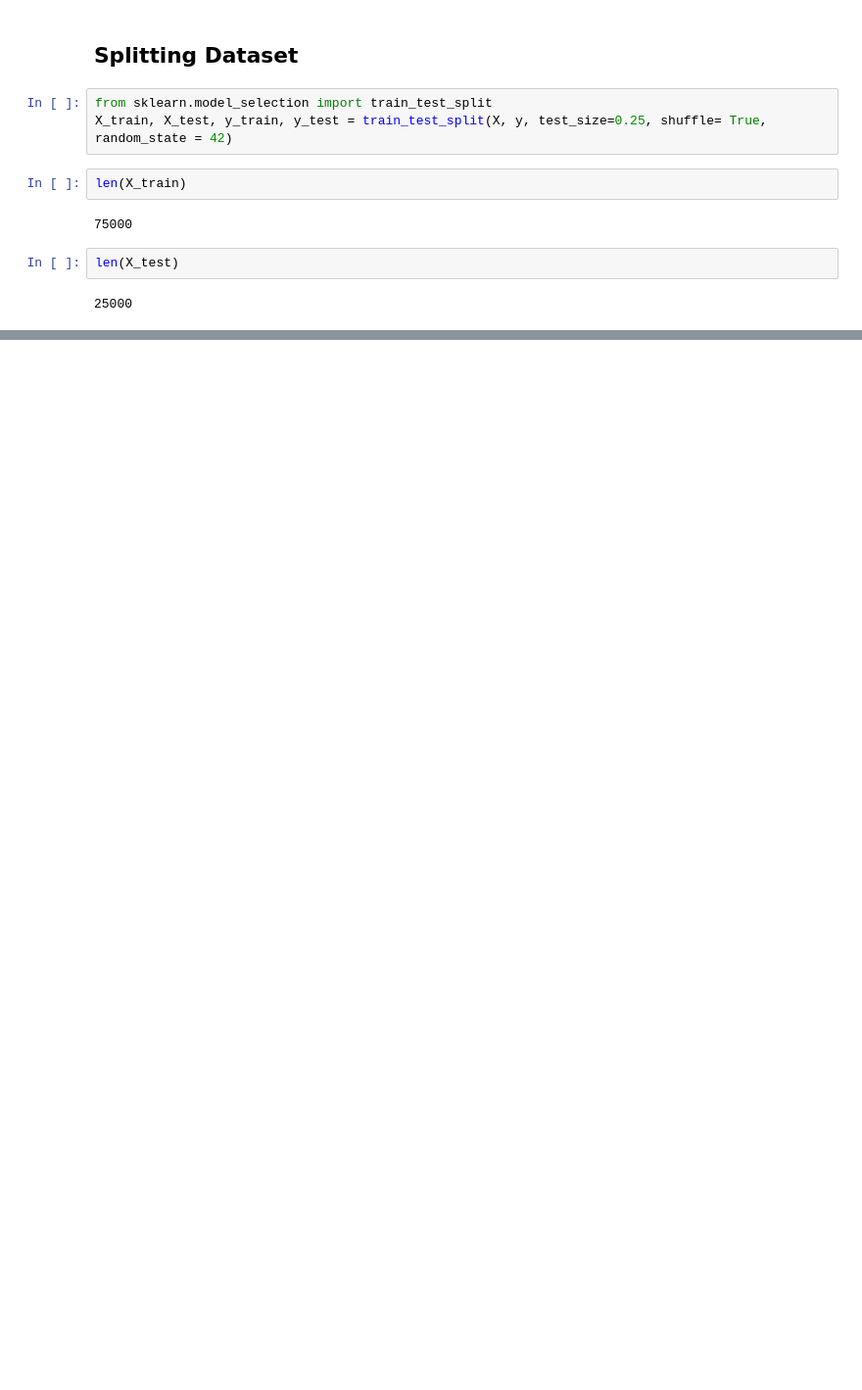
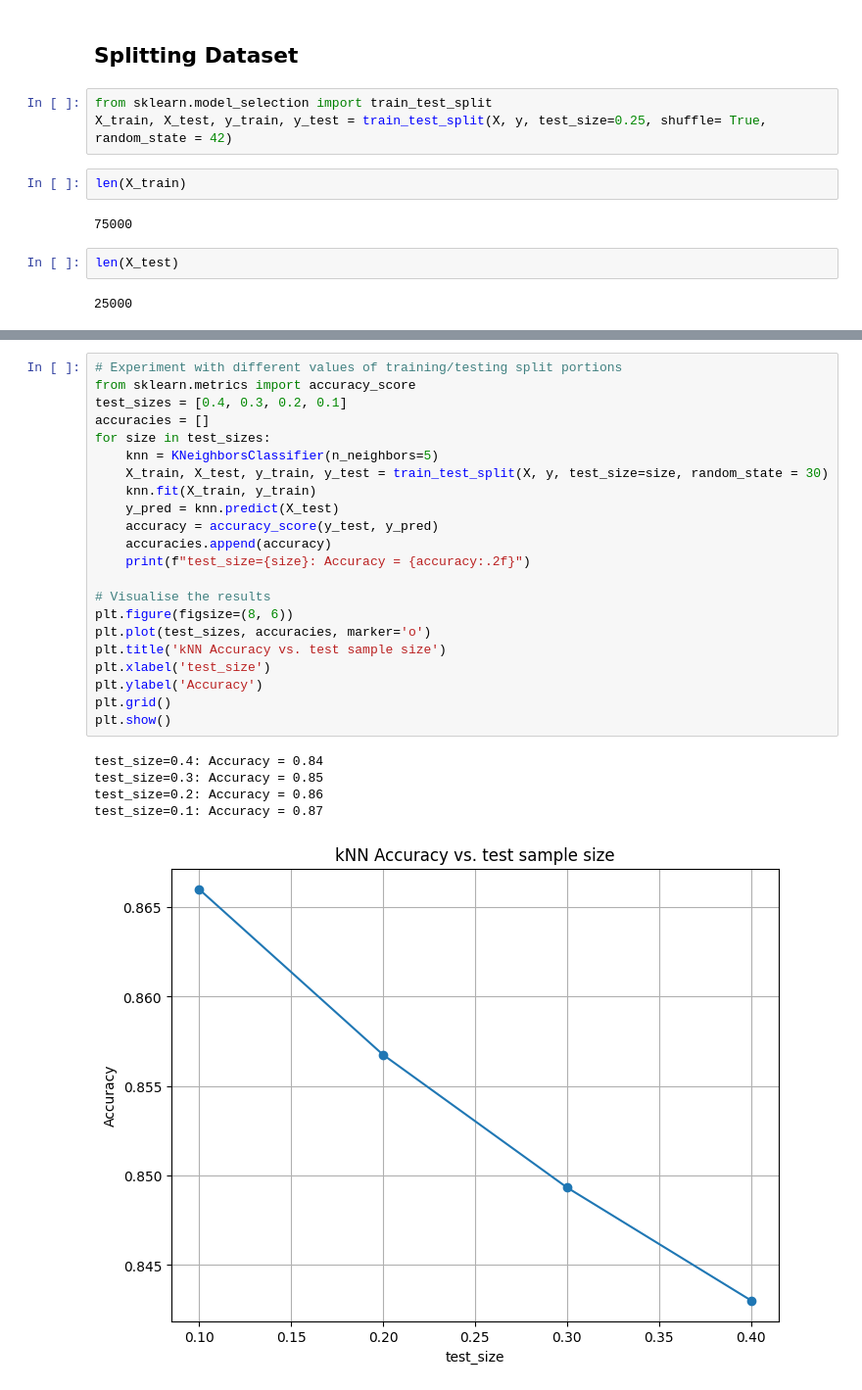
Before and after one commit to AndreiSusha/Star_classification, a Jupyter notebook: Assignment_1.ipynb, the cells around one changed output, grey strips where cells are left out. Shown at 98% size. Cells and saved outputs as stored; diff of their text form; blank space fills up the shorter version.

```diff
--- a/Assignment_1.ipynb
+++ b/Assignment_1.ipynb
@@ -254,0 +270,28 @@ k=39: Accuracy = 0.78
+# %%
+# Experiment with different values of training/testing split portions
+from sklearn.metrics import accuracy_score
+test_sizes = [0.4, 0.3, 0.2, 0.1]
+accuracies = []
+for size in test_sizes:
+    knn = KNeighborsClassifier(n_neighbors=5)
+    X_train, X_test, y_train, y_test = train_test_split(X, y, test_size=size, random_state = 30)
+    knn.fit(X_train, y_train)
+    y_pred = knn.predict(X_test)
+    accuracy = accuracy_score(y_test, y_pred)
+    accuracies.append(accuracy)
+    print(f"test_size={size}: Accuracy = {accuracy:.2f}")
+
+# Visualise the results
+plt.figure(figsize=(8, 6))
+plt.plot(test_sizes, accuracies, marker='o')
+plt.title('kNN Accuracy vs. test sample size')
+plt.xlabel('test_size')
+plt.ylabel('Accuracy')
+plt.grid()
+plt.show()
+# %% [output]
+test_size=0.4: Accuracy = 0.84
+test_size=0.3: Accuracy = 0.85
+test_size=0.2: Accuracy = 0.86
+test_size=0.1: Accuracy = 0.87
+[figure, added]
```
Also changed, not shown: parts of 11 cells of this notebook.
